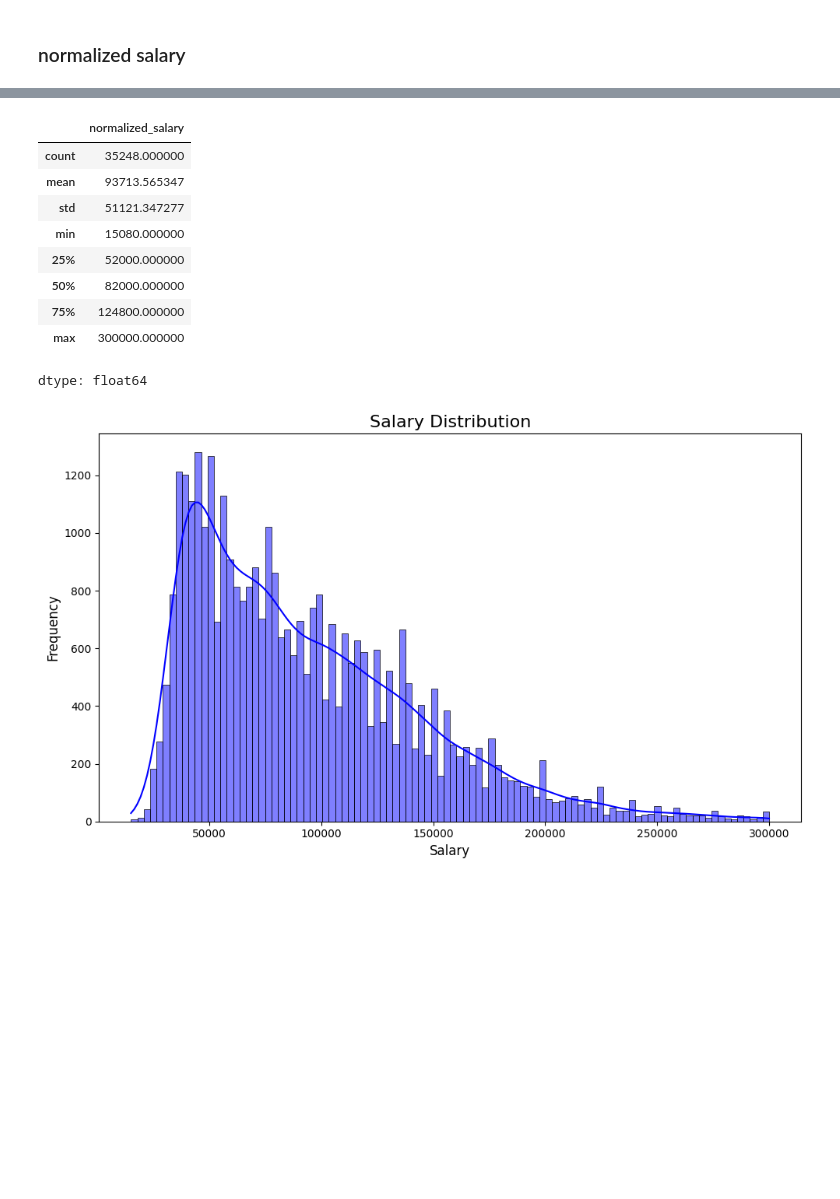
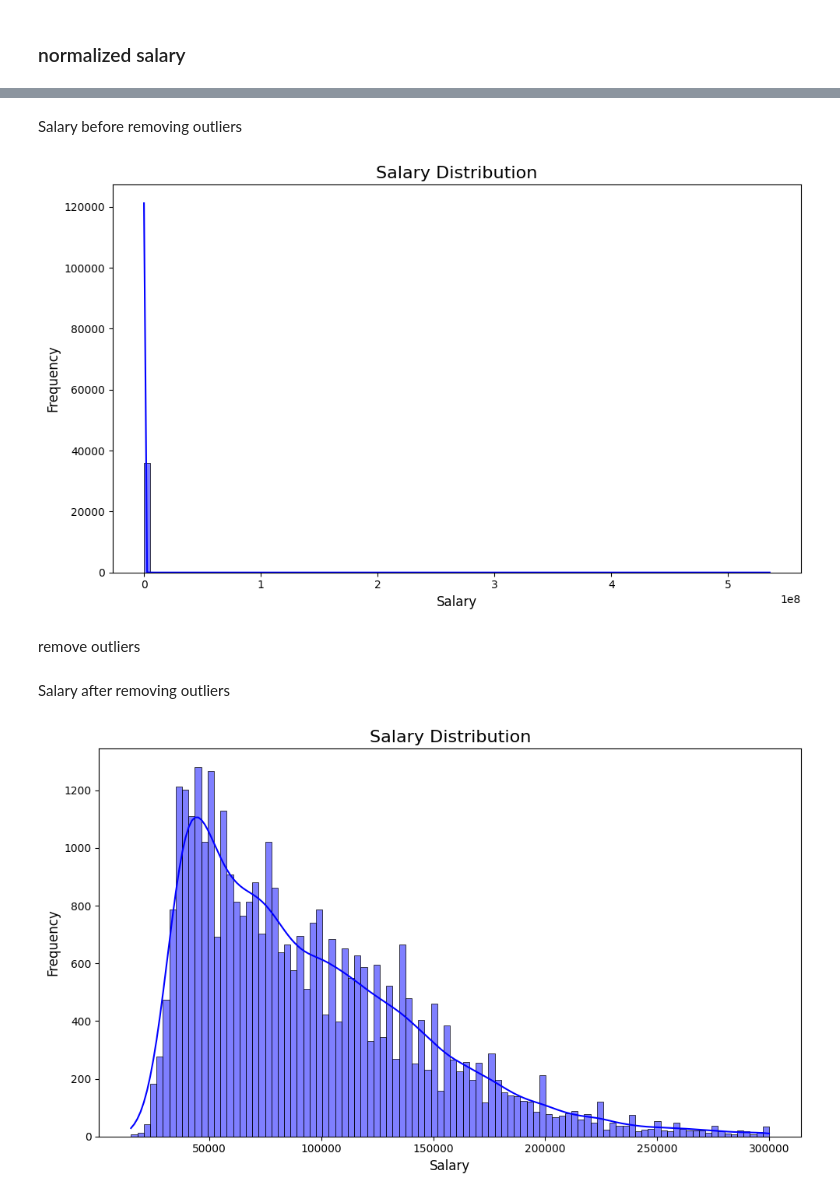
Before and after one commit to ldo7/CS133_MLproject, a Jupyter notebook: LinkedIn_Job_Postings.ipynb, the cells around one changed output, grey strips where cells are left out. Saved outputs shown, nothing was run; the diff lists cells and outputs as text; code cells hidden in the pictures; blank space fills up the shorter version.

Commit message:
formatting

```diff
--- a/LinkedIn_Job_Postings.ipynb
+++ b/LinkedIn_Job_Postings.ipynb
@@ -98,3 +178,22 @@ df = postings
+# %% [markdown]
+Salary before removing outliers
+# %%
+salary_column = df['normalized_salary']
+
+# Plot the distribution
+plt.figure(figsize=(10, 6))
+sns.histplot(salary_column, kde=True, bins=100, color='blue')
+plt.title('Salary Distribution', fontsize=16)
+plt.xlabel('Salary', fontsize=12)
+plt.ylabel('Frequency', fontsize=12)
+
+# Show the plot
+plt.tight_layout()
+plt.show()
+# %% [output]
+[figure, added]
+# %% [markdown]
+remove outliers
 # %%
 #filter federal minimum annual wage($15,080) & outlier values
 lower_threshold = 15080
@@ -105,15 +205,3 @@ df = df[(df['normalized_salary'] >= lower_threshold) & (df['normalized_salary']
-# %%
-# pd.set_option('display.float_format', '{:.1f}'.format)
-df['normalized_salary'].describe()
-# %% [output]
-|  | normalized_salary |
-| count | 35248.000000 |
-| mean | 93713.565347 |
-| std | 51121.347277 |
-| min | 15080.000000 |
-| 25% | 52000.000000 |
-| 50% | 82000.000000 |
-| 75% | 124800.000000 |
-| max | 300000.000000 |
-dtype: float64
+# %% [markdown]
+Salary after removing outliers
 # %%
```
Also changed, not shown: parts of 40 cells of this notebook.
